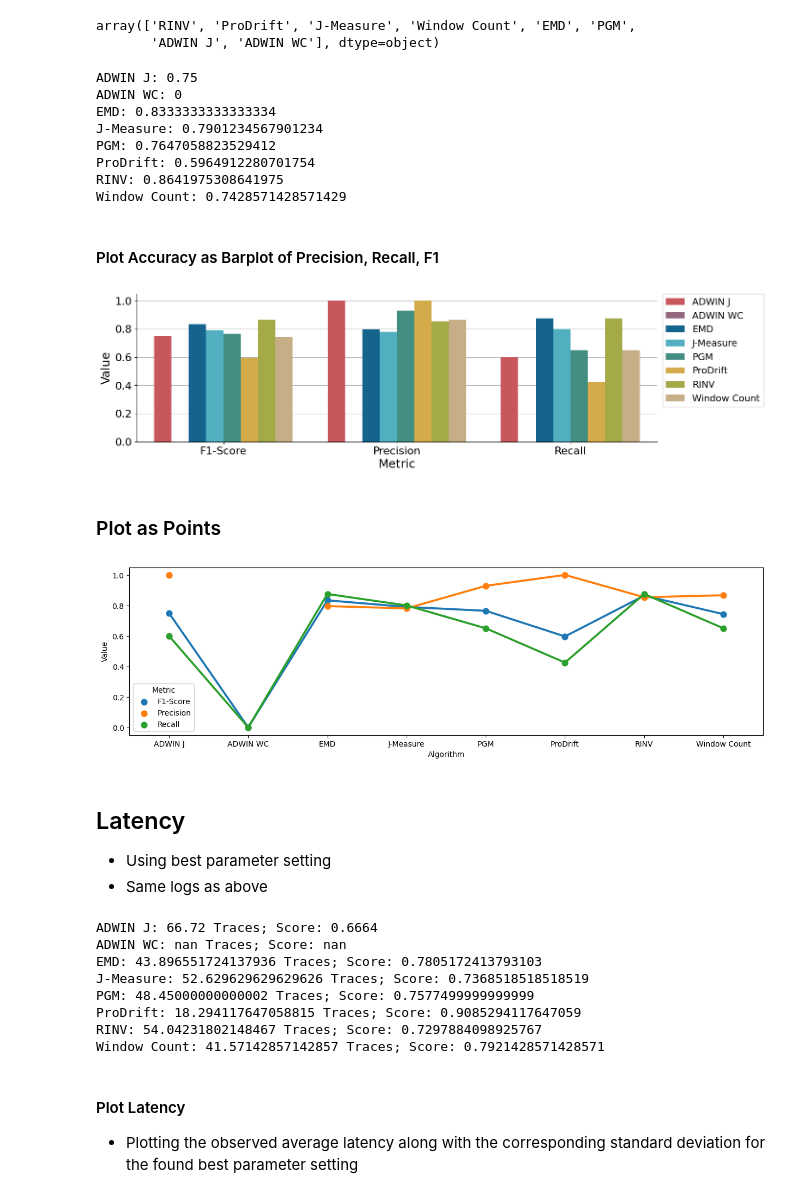
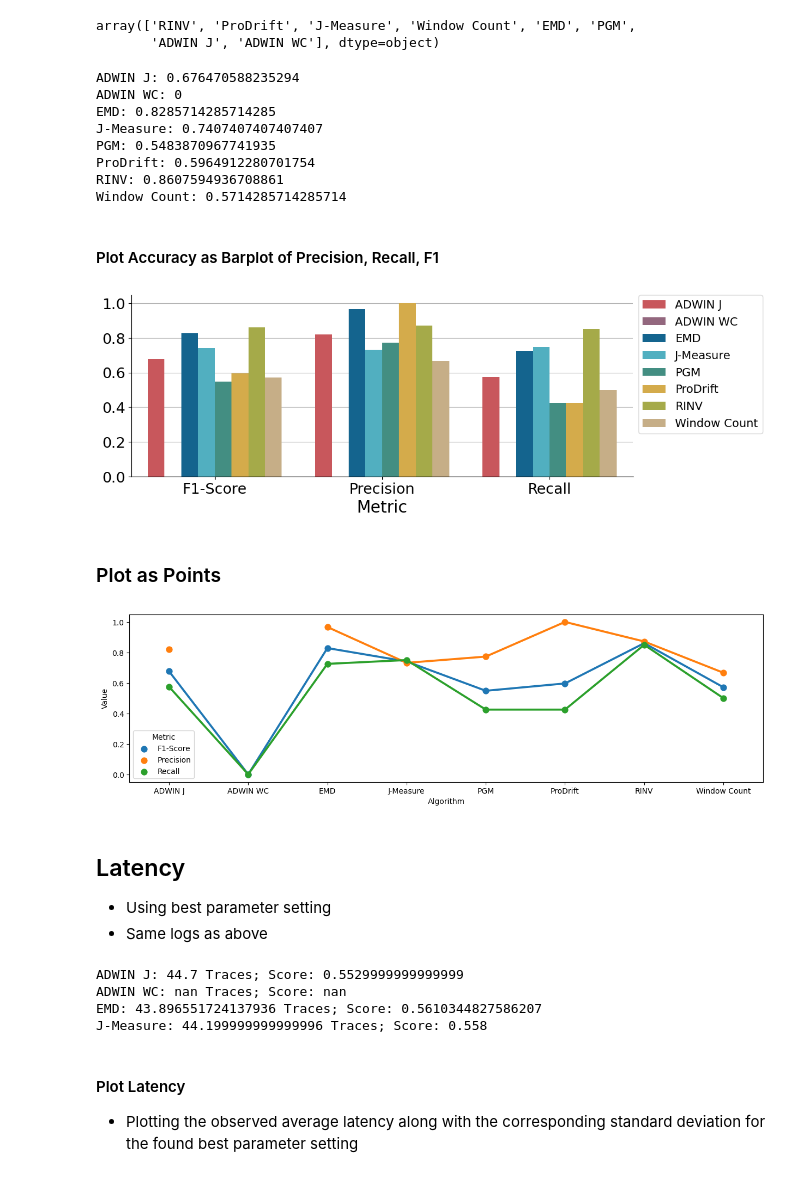
Before and after one commit to cpitsch/cdrift-evaluation, a Jupyter notebook: evaluate_results.ipynb, the cells around one changed output. Saved outputs shown, nothing was run; the diff lists cells and outputs as text; code cells hidden in the pictures.

```diff
--- a/evaluate_results.ipynb
+++ b/evaluate_results.ipynb
@@ -11,7 +11,7 @@ import seaborn as sns
 import re
 import os
 
-LAG_WINDOW = 200
+LAG_WINDOW = 100
 CSV_PATH = "algorithm_results.csv"
 OUT_PATH = "Evaluation_Results"
 # %% [markdown]
@@ -290,14 +305,14 @@ def calculate_accuracy_metric_df(dataframe, lag_window, verbose=True):
 
 accuracies, computed_accuracy_dicts, computed_precision_dicts, computed_recall_dicts, accuracy_best_param = calculate_accuracy_metric_df(df_noiseless, LAG_WINDOW)
 # %% [output]
-ADWIN J: 0.75
+ADWIN J: 0.676470588235294
 ADWIN WC: 0
-EMD: 0.8333333333333334
-J-Measure: 0.7901234567901234
-PGM: 0.7647058823529412
+EMD: 0.8285714285714285
+J-Measure: 0.7407407407407407
+PGM: 0.5483870967741935
 ProDrift: 0.5964912280701754
-RINV: 0.8641975308641975
-Window Count: 0.7428571428571429
+RINV: 0.8607594936708861
+Window Count: 0.5714285714285714
 # %% [markdown]
 #### Plot Accuracy as Barplot of Precision, Recall, F1
 # %%
@@ -311,43 +326,42 @@ accuracy_plot_df = pd.DataFrame(
         }
         for name in computed_accuracy_dicts.keys()
     ] + [
         {
             "Algorithm": name,
             "Metric": "Precision",
             "Value": computed_precision_dicts[name][accuracy_best_param[name]]
         }
         for name in computed_accuracy_dicts.keys()
     ] + [
         {
             "Algorithm": name,
             "Metric": "Recall",
             "Value": computed_recall_dicts[name][accuracy_best_param[name]]
         }
         for name in computed_accuracy_dicts.keys()
     ]
 )
 
 palette=None #{"Precision": "#573deb", "F1-Score": "#ff0076", "Recall": "#ffa600"}
 palette = sns.color_palette(colors)
 plt.grid(zorder=0)
 ax = sns.barplot(x="Metric", y="Value", data=accuracy_plot_df, hue="Algorithm", palette=palette, hue_order=ALPHA_SORT_NAMES,zorder =5)
 
-ax.figure.set_size_inches(14, 4)
+ax.figure.set_size_inches(11, 4)
 ax.spines.right.set_visible(False)
 ax.spines.top.set_visible(False)
-# ax.set_yticklabels(ax.get_yticklabels(), size = 16)
-# ax.set_xticklabels(ax.get_xticklabels(), size = 16)
-ax.tick_params(labelsize=16)
-ax.set_xlabel(ax.get_xlabel(), size = 18)
-ax.set_ylabel(ax.get_ylabel(), size = 18)
+ax.tick_params(labelsize=18)
+ax.set_xlabel(ax.get_xlabel(), size = 20)
+ax.set_ylabel("", size = 20)
+#ax.get_yaxis().set_visible(False)
 plt.legend(bbox_to_anchor=(1.01, 1), loc='upper left', borderaxespad=0,prop={'size': 14})
 
-if not os.path.exists(f"{OUT_PATH}/Accuracy"):
-    os.makedirs(f"{OUT_PATH}/Accuracy")
-plt.savefig(f"{OUT_PATH}/Accuracy/accuracy_c.pdf", bbox_inches="tight", format="pdf")
+if not os.path.exists(f"{OUT_PATH}/Accuracy{LAG_WINDOW}"):
+    os.makedirs(f"{OUT_PATH}/Accuracy{LAG_WINDOW}")
+plt.savefig(f"{OUT_PATH}/Accuracy{LAG_WINDOW}/accuracy_c.pdf", bbox_inches="tight", format="pdf")
 plt.show()
 # %% [output]
-[figure, old version]
+[figure, new version]
 # %% [markdown]
 ### Plot as Points
 # %%
@@ -362,7 +376,7 @@ ax = sns.pointplot(
 ax.figure.set_size_inches(15, 4)
 plt.show()
 # %% [output]
-[figure, old version]
+[figure, new version]
 # %% [markdown]
 ## Latency
 - Using best parameter setting
@@ -405,14 +419,10 @@ def calculate_latency(dataframe, lag_window, verbose=True):
 
 latencies, scaled_latency_dicts, computed_latency_dicts, best_params_latency = calculate_latency(df_noiseless, LAG_WINDOW)
 # %% [output]
-ADWIN J: 66.72 Traces; Score: 0.6664
+ADWIN J: 44.7 Traces; Score: 0.5529999999999999
 ADWIN WC: nan Traces; Score: nan
-EMD: 43.896551724137936 Traces; Score: 0.7805172413793103
-J-Measure: 52.629629629629626 Traces; Score: 0.7368518518518519
-PGM: 48.45000000000002 Traces; Score: 0.7577499999999999
-ProDrift: 18.294117647058815 Traces; Score: 0.9085294117647059
-RINV: 54.04231802148467 Traces; Score: 0.7297884098925767
-Window Count: 41.57142857142857 Traces; Score: 0.7921428571428571
+EMD: 43.896551724137936 Traces; Score: 0.5610344827586207
+J-Measure: 44.199999999999996 Traces; Score: 0.558
 # %% [markdown]
 #### Plot Latency
 - Plotting the observed average latency along with the corresponding standard deviation for the found best parameter setting
```
Also changed, not shown: parts of 19 cells of this notebook, 40 other files.
